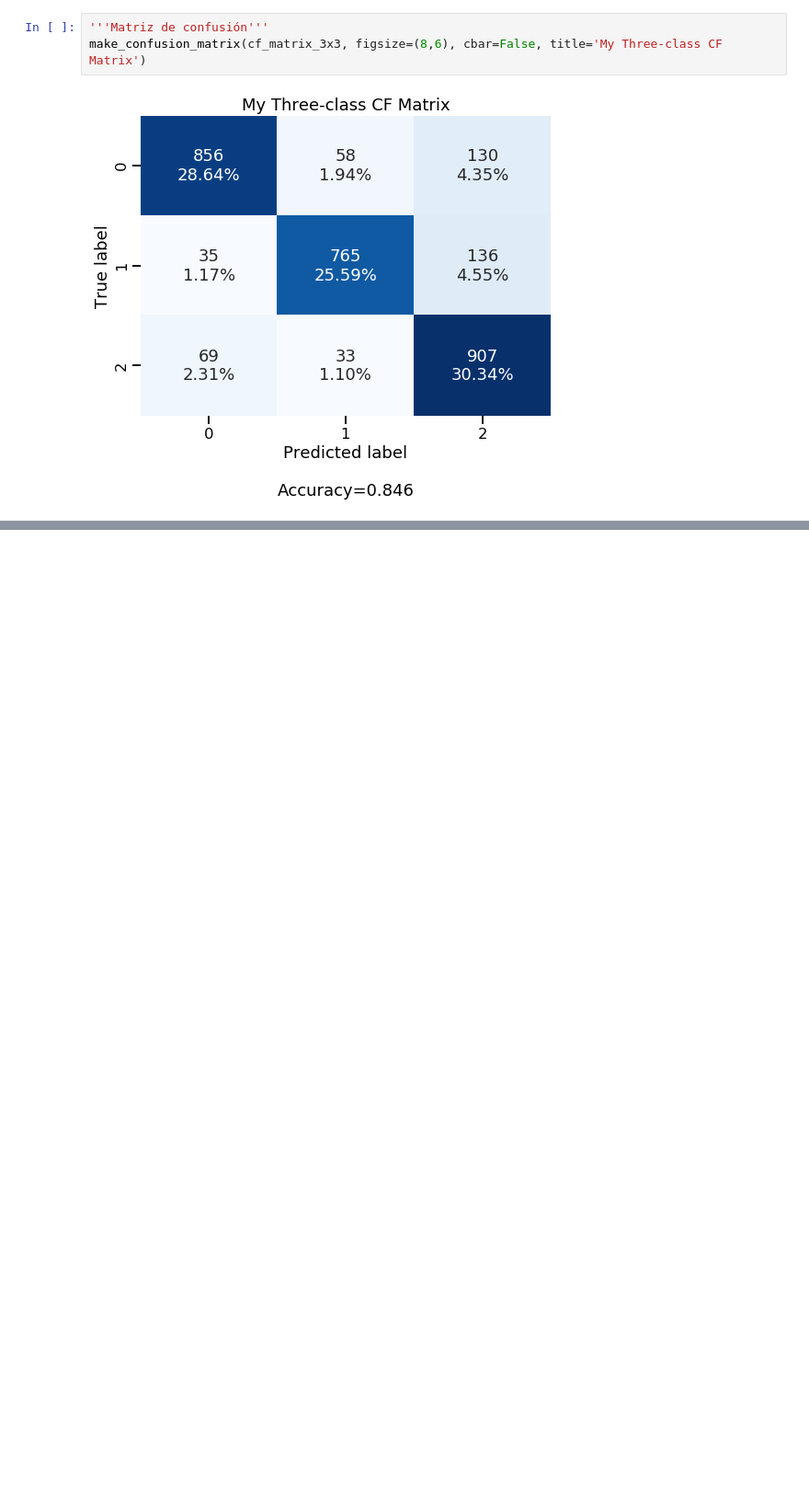
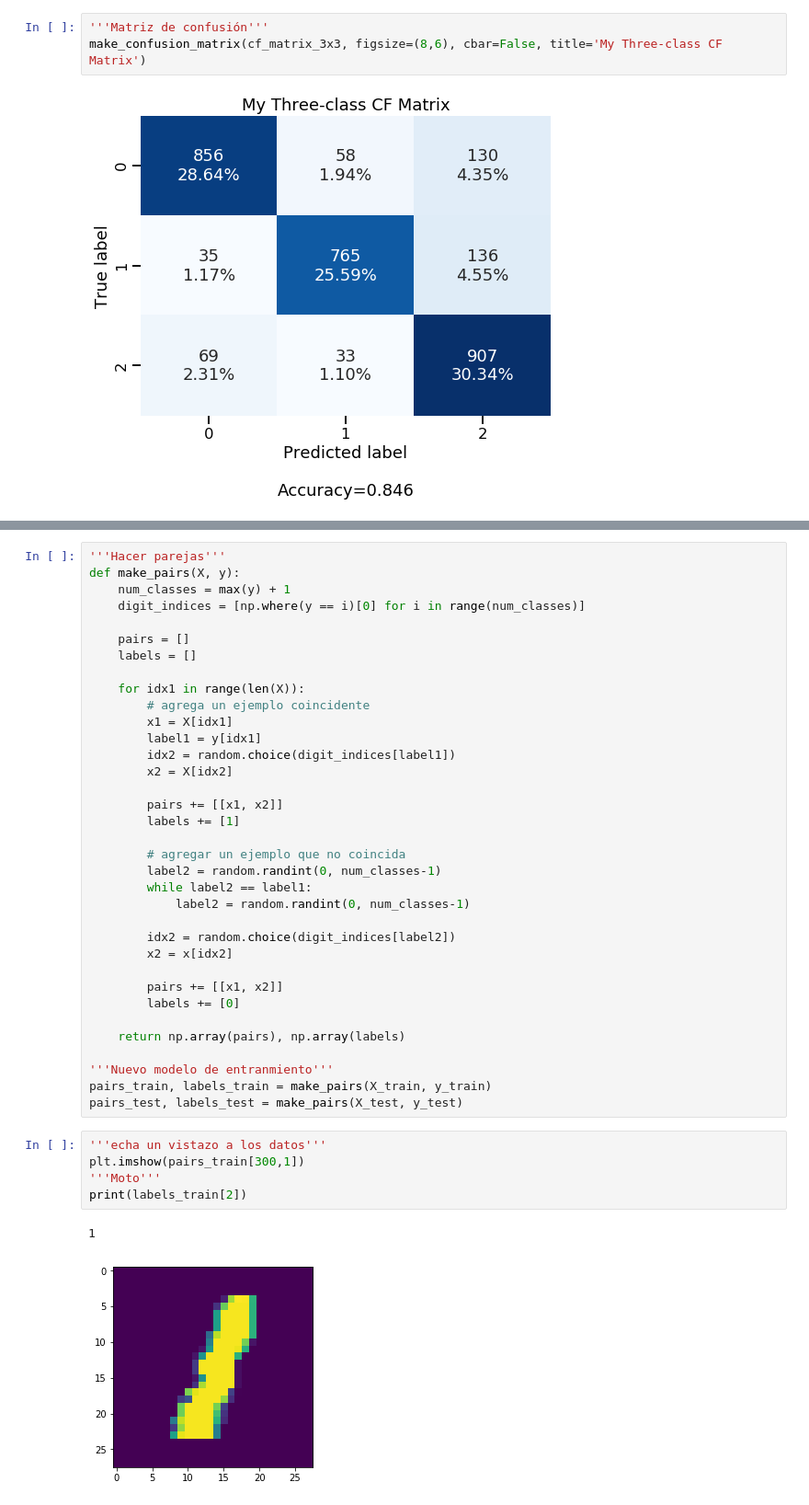
Before and after one commit to abdieljz/Detecci-n-de-Vehiculo-mediante-Transfer-Learning, a Jupyter notebook: [NRC_6292]_ZambranoJunior_Lab1Unidad3_V5.ipynb, the cells around one changed output, grey strips where cells are left out. Shown at 92% size. Saved outputs shown, nothing was run; the diff lists cells and outputs as text; blank space fills up the shorter version.

Commit message:
Zero-shot Learning
Zero-shot Learning Model

```diff
--- a/[NRC_6292]_ZambranoJunior_Lab1Unidad3_V5.ipynb
+++ b/[NRC_6292]_ZambranoJunior_Lab1Unidad3_V5.ipynb
@@ -536,0 +555,43 @@ make_confusion_matrix(cf_matrix_3x3, figsize=(8,6), cbar=False, title='My Three-
+# %%
+'''Hacer parejas'''
+def make_pairs(X, y):
+    num_classes = max(y) + 1
+    digit_indices = [np.where(y == i)[0] for i in range(num_classes)]
+
+    pairs = []
+    labels = []
+
+    for idx1 in range(len(X)):
+        # agrega un ejemplo coincidente
+        x1 = X[idx1]
+        label1 = y[idx1]
+        idx2 = random.choice(digit_indices[label1])
+        x2 = X[idx2]
+
+        pairs += [[x1, x2]]
+        labels += [1]
+
+        # agregar un ejemplo que no coincida
+        label2 = random.randint(0, num_classes-1)
+        while label2 == label1:
+            label2 = random.randint(0, num_classes-1)
+
+        idx2 = random.choice(digit_indices[label2])
+        x2 = x[idx2]
+
+        pairs += [[x1, x2]]
+        labels += [0]
+
+    return np.array(pairs), np.array(labels)
+
+'''Nuevo modelo de entranmiento'''
+pairs_train, labels_train = make_pairs(X_train, y_train)
+pairs_test, labels_test = make_pairs(X_test, y_test)
+# %%
+'''echa un vistazo a los datos'''
+plt.imshow(pairs_train[300,1])
+'''Moto'''
+print(labels_train[2])
+# %% [output]
+1
+[figure, added]
```
Also changed, not shown: parts of 15 cells of this notebook.
